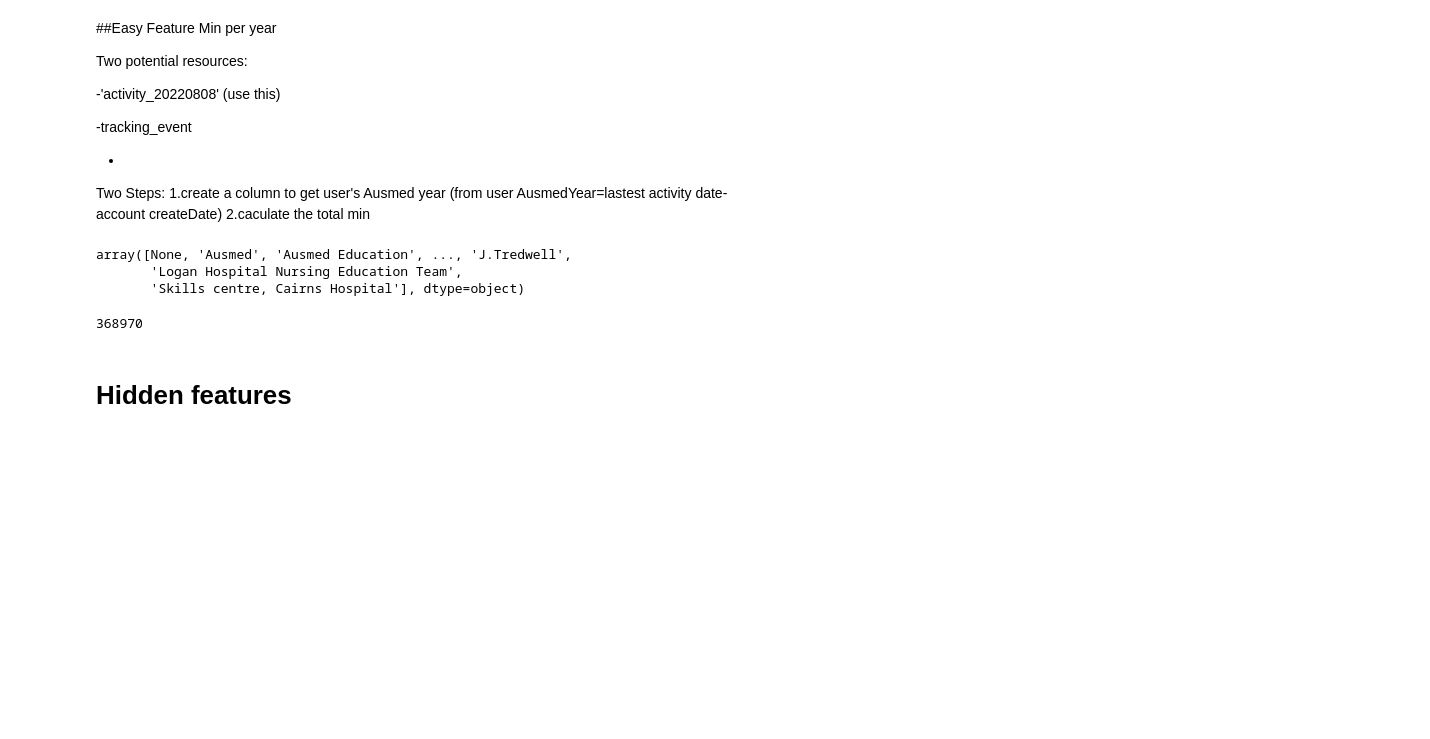
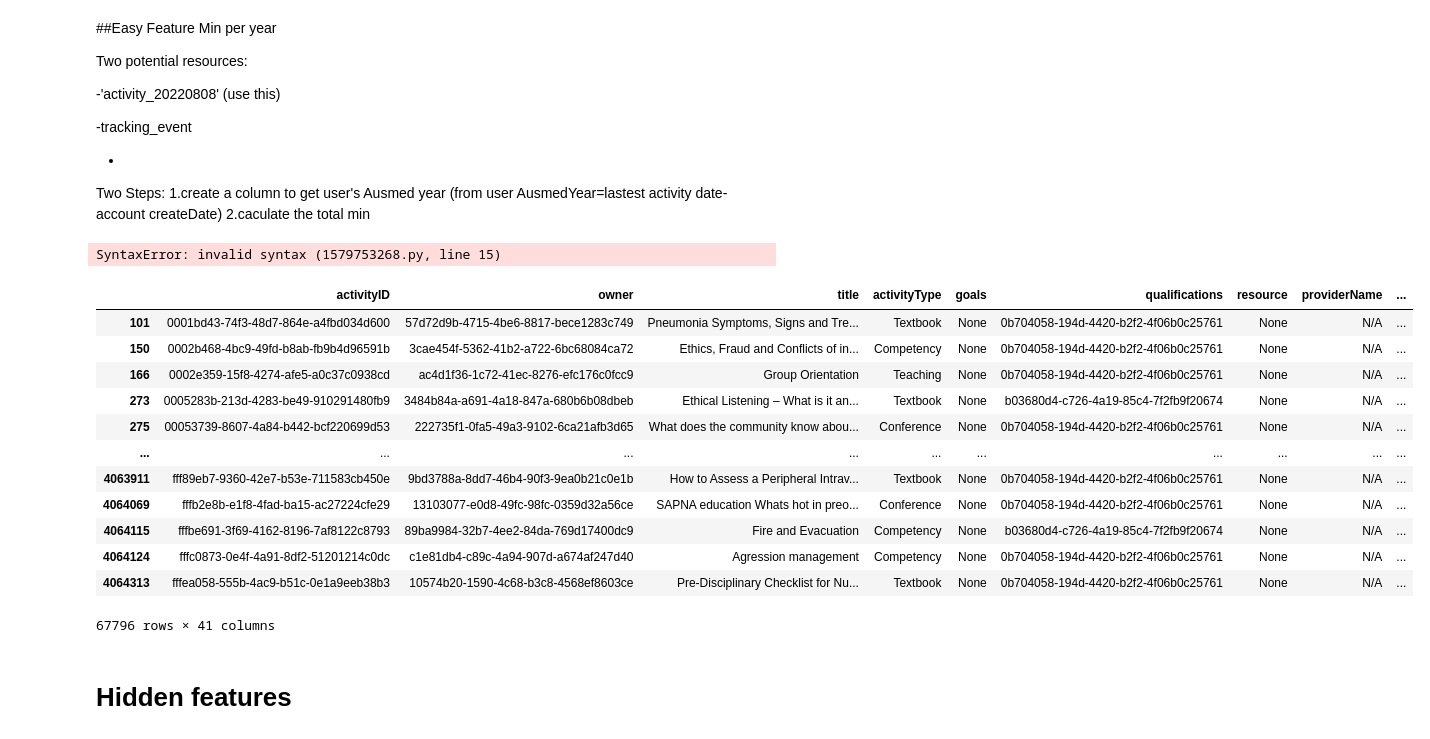
Before and after one commit to BenQuartermaine/customerclustering, a Jupyter notebook: notebooks/ran.ipynb, the cells around one changed output. Cells and saved outputs as stored; diff of their text form; code cells hidden in the pictures; blank space fills up the shorter version.

```diff
--- a/notebooks/ran.ipynb
+++ b/notebooks/ran.ipynb
@@ -164,7 +164,10 @@ df_usr=pd.read_sql_query("SELECT * FROM user;", conn).drop_duplicates()
 df_act_copy=df_act.copy()
 df_usr_copy=df_usr.copy()
 # %%
-# create a data frame with 'userID', 'activityType', 'provider', yearsOnAusmed, minLearningPerYear, minLearningOnAusmedPerYear
+#define a function to get the most frequent
+
+# clean data here
+# create a data frame with 'userID', 'activityType', 'providerName',
 df_act=df_act_copy
 df_act['providerName'].unique()
 #df_act['status'].unique()
@@ -175,25 +178,60 @@ selected_columns=['owner','providerName','min','updateDate','completeDate']
 df_act=df_act[selected_columns]
 #replace missing values of  'updateDate'
 df_act['completeDate']=df_act['completeDate'].fillna(df_act['updateDate'])
-#df_act.group
+# create a column "isAusmed": returns 1 if the provider is Ausmend
+# fill in missing value with 'Unknown'
+
+# replace 'N/A' by 'Unknown'
+df_act['providerName']=df_act['providerName'].fillna('Unknown')
+df_act['providerName'].
+df_act['isAusmed']=df_act['providerName'].apply(lambda x: 1 if () )
+
+##################################################################################
+
+# returns a table with 'userID', yearsOnAusmed, minLearningPerYear, minLearningOnAusmedPerYear
 
 
-# create a column "isAusmed": returns 1 if the provider is Ausmend
-df_act
+
+#####################################################################################
+# get features here
+# returns a data frame with
+# create two columns to get favoriteActivityType, 2ndfavoriteActivityType
+#define a function to get the nth/2nd most frequent activityType
+def fav_activityType(series,n=2):
+    ls=series.value_counts().index.tolist()[n-1]
+    return ls
+
+df_act.groupby('owner').agg({})
+
+
+
+# create two columns to get percentageLearningFromAusmed_Min, percentageLearningFromAusmed_num
+
+# rename the columns
+
 
 # get min
 df_act['providerName'].unique()
 
 #df_act.columns
 # %% [output]
-array([None, 'Ausmed', 'Ausmed Education', ..., 'J.Tredwell',
-       'Logan Hospital Nursing Education Team',
-       'Skills centre, Cairns Hospital'], dtype=object)
+SyntaxError: invalid syntax (1579753268.py, line 15)
 # %%
-#
-df_act['providerName'].nunique()
+df_act[df_act['providerName']=='N/A']
 # %% [output]
+|  | activityID | owner | title | activityType | goals | qualifications | resource | providerName | ... |
+| 101 | 0001bd43-74f3-48d7-864e-a4fbd034d600 | 57d72d9b-4715-4be6-8817-bece1283c749 | Pneumonia Symptoms, Signs and Tre... | Textbook | None | 0b704058-194d-4420-b2f2-4f06b0c25761 | None | N/A | ... |
+| 150 | 0002b468-4bc9-49fd-b8ab-fb9b4d96591b | 3cae454f-5362-41b2-a722-6bc68084ca72 | Ethics, Fraud and Conflicts of in... | Competency | None | 0b704058-194d-4420-b2f2-4f06b0c25761 | None | N/A | ... |
+| 166 | 0002e359-15f8-4274-afe5-a0c37c0938cd | ac4d1f36-1c72-41ec-8276-efc176c0fcc9 | Group Orientation | Teaching | None | 0b704058-194d-4420-b2f2-4f06b0c25761 | None | N/A | ... |
+| 273 | 0005283b-213d-4283-be49-910291480fb9 | 3484b84a-a691-4a18-847a-680b6b08dbeb | Ethical Listening – What is it an... | Textbook | None | b03680d4-c726-4a19-85c4-7f2fb9f20674 | None | N/A | ... |
+| 275 | 00053739-8607-4a84-b442-bcf220699d53 | 222735f1-0fa5-49a3-9102-6ca21afb3d65 | What does the community know abou... | Conference | None | 0b704058-194d-4420-b2f2-4f06b0c25761 | None | N/A | ... |
+| ... | ... | ... | ... | ... | ... | ... | ... | ... | ... |
+| 4063911 | fff89eb7-9360-42e7-b53e-711583cb450e | 9bd3788a-8dd7-46b4-90f3-9ea0b21c0e1b | How to Assess a Peripheral Intrav... | Textbook | None | 0b704058-194d-4420-b2f2-4f06b0c25761 | None | N/A | ... |
+| 4064069 | fffb2e8b-e1f8-4fad-ba15-ac27224cfe29 | 13103077-e0d8-49fc-98fc-0359d32a56ce | SAPNA education Whats hot in preo... | Conference | None | 0b704058-194d-4420-b2f2-4f06b0c25761 | None | N/A | ... |
+| 4064115 | fffbe691-3f69-4162-8196-7af8122c8793 | 89ba9984-32b7-4ee2-84da-769d17400dc9 | Fire and Evacuation | Competency | None | b03680d4-c726-4a19-85c4-7f2fb9f20674 | None | N/A | ... |
+| 4064124 | fffc0873-0e4f-4a91-8df2-51201214c0dc | c1e81db4-c89c-4a94-907d-a674af247d40 | Agression management | Competency | None | 0b704058-194d-4420-b2f2-4f06b0c25761 | None | N/A | ... |
+| 4064313 | fffea058-555b-4ac9-b51c-0e1a9eeb38b3 | 10574b20-1590-4c68-b3c8-4568ef8603ce | Pre-Disciplinary Checklist for Nu... | Textbook | None | 0b704058-194d-4420-b2f2-4f06b0c25761 | None | N/A | ... |
-368970
+67796 rows × 41 columns
 # %% [markdown]
 # Hidden features
 # %% [markdown]
```
Also changed, not shown: 6 other files.
